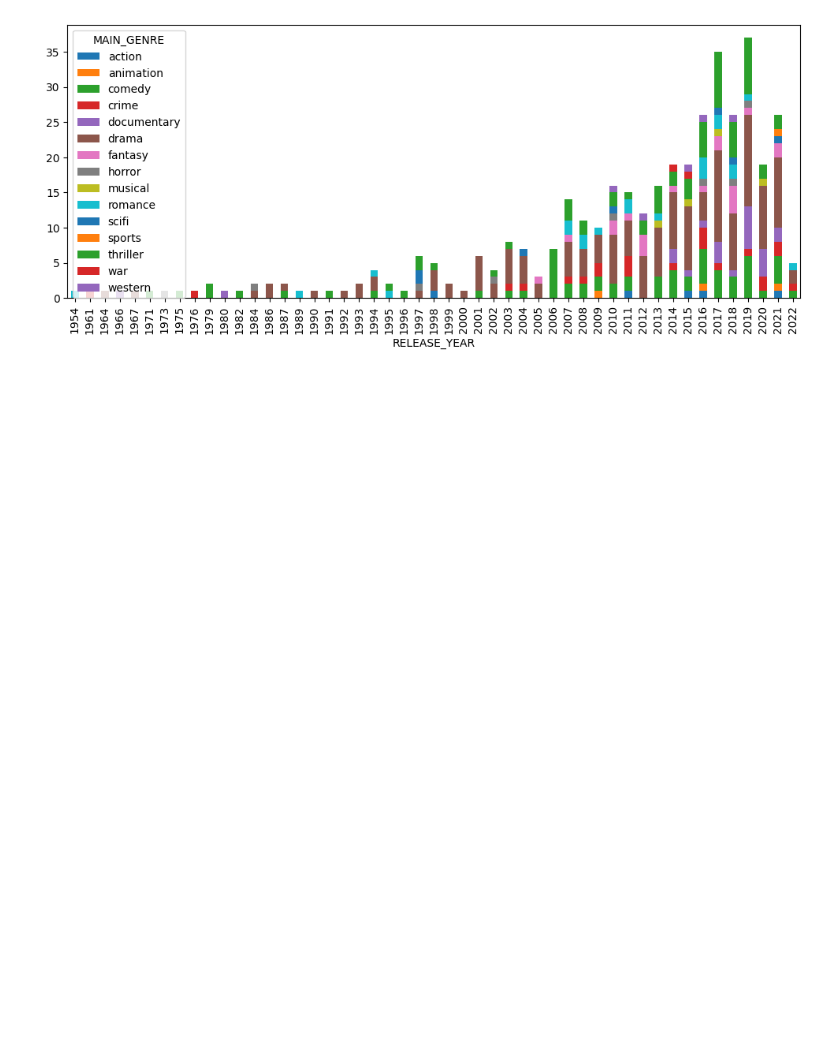
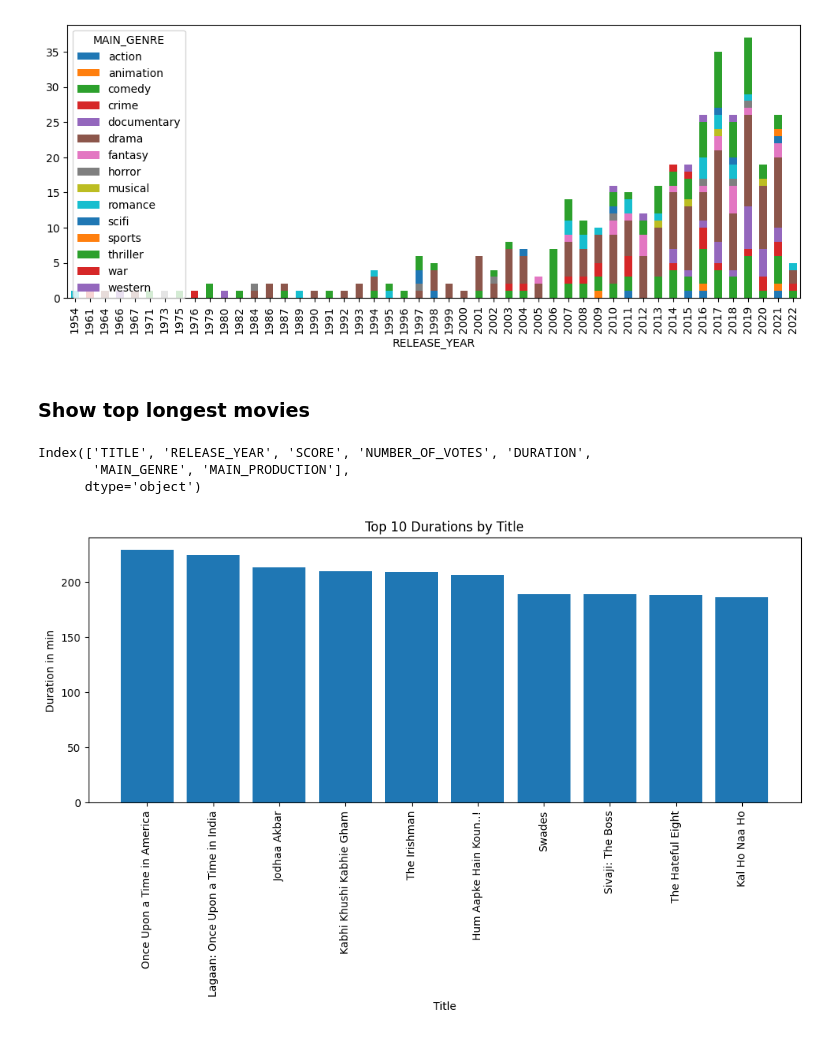
Before and after one commit to ortizfram/Netflix-Top-Rated-Movies-and-TV-Shows, a Jupyter notebook: Netflix Top Rated.ipynb, the cells around one changed output. Cells and saved outputs as stored; diff of their text form; code cells hidden in the pictures; blank space fills up the shorter version.

Commit message:
pltting movies duration by time , might change it

```diff
--- a/Netflix Top Rated.ipynb
+++ b/Netflix Top Rated.ipynb
@@ -176,3 +178,23 @@ BM_plot.plot(kind='bar', stacked=True, figsize=(12,4.5))
 plt.show()
 # %% [output]
 [figure]
+# %% [markdown]
+### Show top longest movies
+# %%
+BM.columns
+# %% [output]
+Index(['TITLE', 'RELEASE_YEAR', 'SCORE', 'NUMBER_OF_VOTES', 'DURATION',
+       'MAIN_GENRE', 'MAIN_PRODUCTION'],
+      dtype='object')
+# %%
+top_10_durations = BM.sort_values("DURATION", ascending=False).head(10)
+
+fig, ax = plt.subplots(figsize=(12, 4.5))
+ax.bar(top_10_durations['TITLE'], top_10_durations['DURATION'])
+ax.set_xlabel("Title")
+ax.set_ylabel("Duration in min")
+ax.set_title("Top 10 Durations by Title")
+plt.xticks(rotation=90)
+plt.show()
+# %% [output]
+[figure, added]
```
Also changed, not shown: parts of 5 cells of this notebook.
